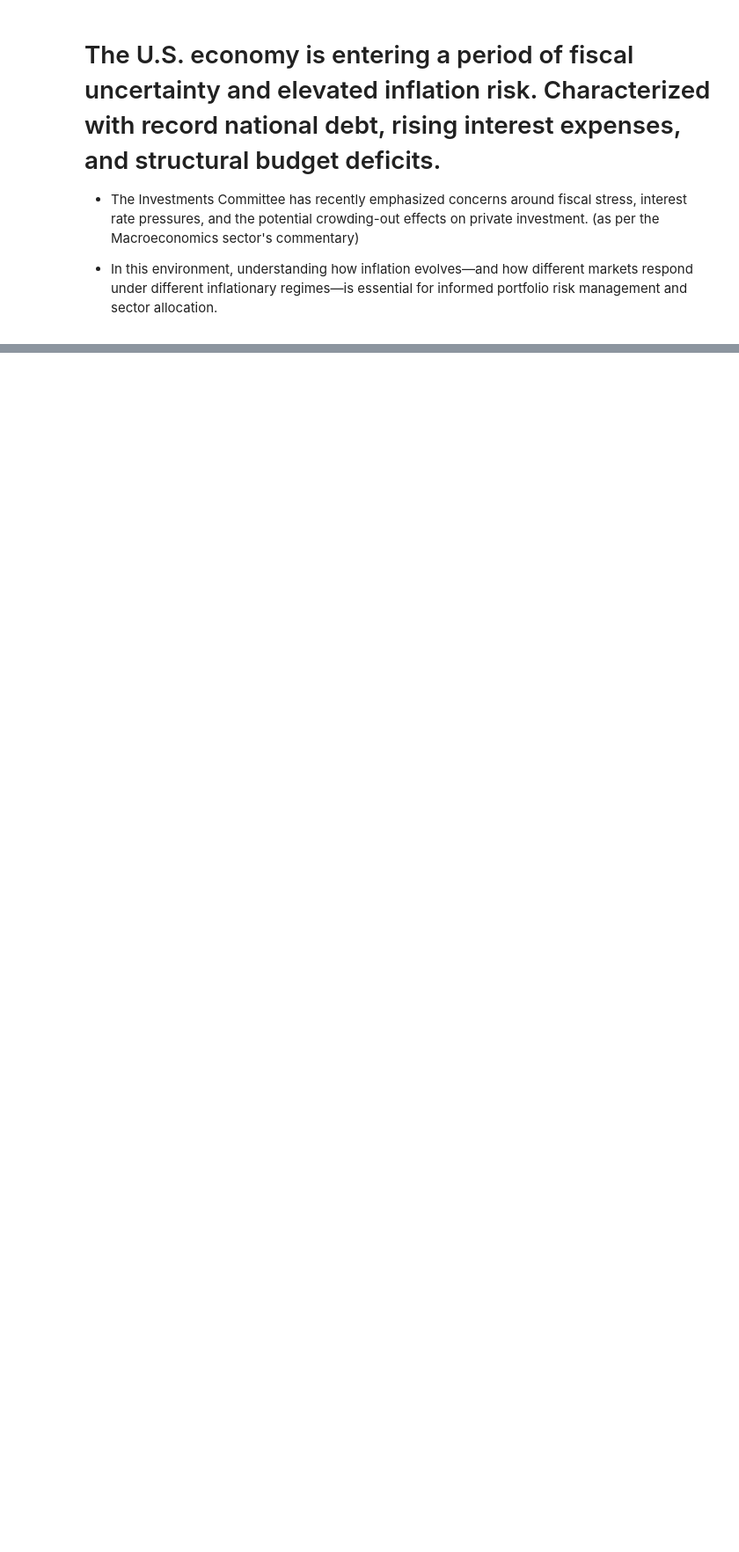
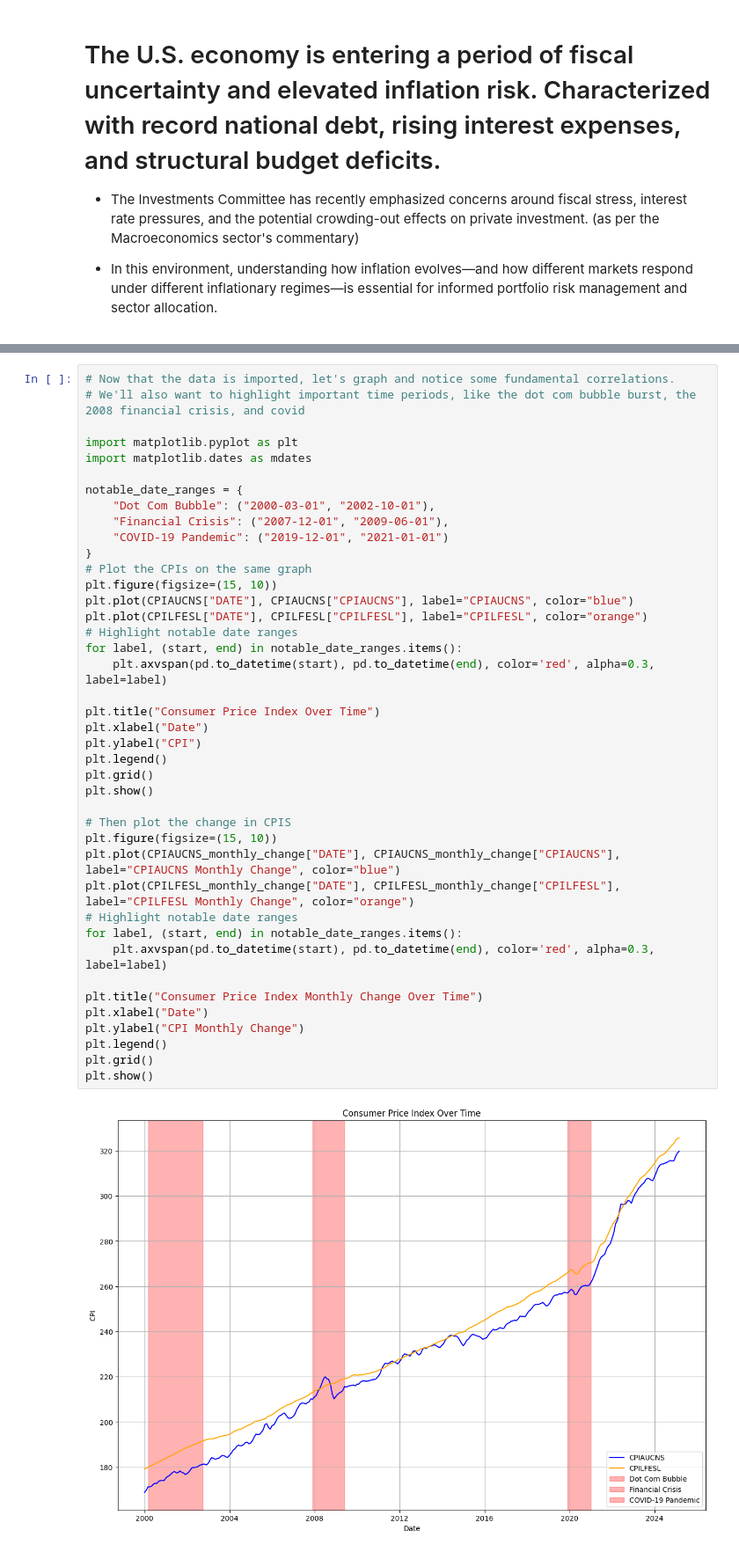
Before and after one commit to JackDamato/IC-Quant-Final-Project, a Jupyter notebook: JackDamatoFinal.ipynb, the cells around one changed output, grey strips where cells are left out. Shown at 88% size. Drawn from its saved outputs; the diff is of its cells as text; blank space fills up the shorter version.

Commit message:
Macro Data Exploration

```diff
--- a/JackDamatoFinal.ipynb
+++ b/JackDamatoFinal.ipynb
@@ -30,0 +57,43 @@ import numpy as np
+# %%
+# Now that the data is imported, let's graph and notice some fundamental correlations.
+# We'll also want to highlight important time periods, like the dot com bubble burst, the 2008 financial crisis, and covid
+
+import matplotlib.pyplot as plt
+import matplotlib.dates as mdates
+
+notable_date_ranges = {
+    "Dot Com Bubble": ("2000-03-01", "2002-10-01"),
+    "Financial Crisis": ("2007-12-01", "2009-06-01"),
+    "COVID-19 Pandemic": ("2019-12-01", "2021-01-01")
+}
+# Plot the CPIs on the same graph
+plt.figure(figsize=(15, 10))
+plt.plot(CPIAUCNS["DATE"], CPIAUCNS["CPIAUCNS"], label="CPIAUCNS", color="blue")
+plt.plot(CPILFESL["DATE"], CPILFESL["CPILFESL"], label="CPILFESL", color="orange")
+# Highlight notable date ranges
+for label, (start, end) in notable_date_ranges.items():
+    plt.axvspan(pd.to_datetime(start), pd.to_datetime(end), color='red', alpha=0.3, label=label)
+
+plt.title("Consumer Price Index Over Time")
+plt.xlabel("Date")
+plt.ylabel("CPI")
+plt.legend()
+plt.grid()
+plt.show()
+
+# Then plot the change in CPIS
+plt.figure(figsize=(15, 10))
+plt.plot(CPIAUCNS_monthly_change["DATE"], CPIAUCNS_monthly_change["CPIAUCNS"], label="CPIAUCNS Monthly Change", color="blue")
+plt.plot(CPILFESL_monthly_change["DATE"], CPILFESL_monthly_change["CPILFESL"], label="CPILFESL Monthly Change", color="orange")
+# Highlight notable date ranges
+for label, (start, end) in notable_date_ranges.items():
+    plt.axvspan(pd.to_datetime(start), pd.to_datetime(end), color='red', alpha=0.3, label=label)
+
+plt.title("Consumer Price Index Monthly Change Over Time")
+plt.xlabel("Date")
+plt.ylabel("CPI Monthly Change")
+plt.legend()
+plt.grid()
+plt.show()
+# %% [output]
+[figure, added]
```
Also changed, not shown: parts of 8 cells of this notebook, 4 other files.
